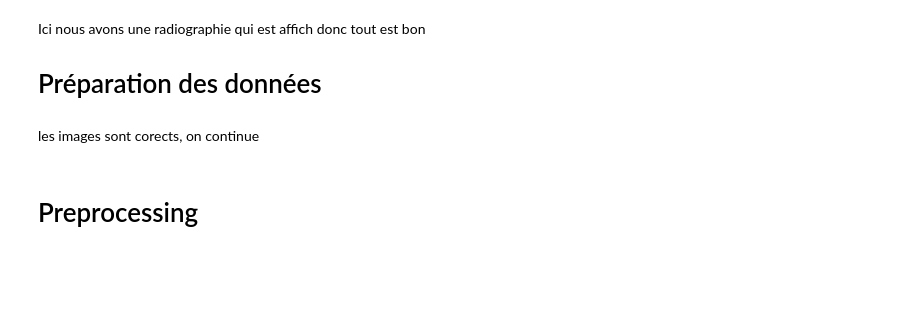
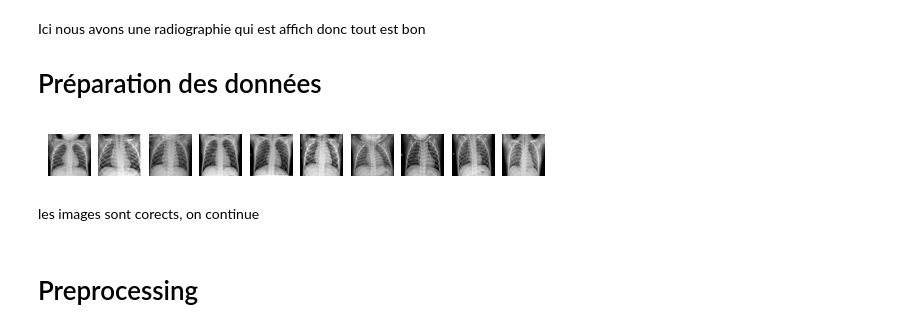
Before and after one commit to benjsant/MlFlow_medical_screen_CNN, a Jupyter notebook: transfer_learning.ipynb, the cells around one changed output. Saved outputs shown, nothing was run; the diff lists cells and outputs as text; code cells hidden in the pictures; blank space fills up the shorter version.

```diff
--- a/transfer_learning.ipynb
+++ b/transfer_learning.ipynb
@@ -85,10 +132,11 @@ X_valid, y_valid= get_train_test("data/val")
 # %%
 # Vérification des données préparées
 for i in range(10):
     plt.subplot(1, 10, i + 1)
-    plt.imshow(X_train[i], cmap="grey")
+    plt.imshow(X_train[i])
     plt.axis("off")
-
 plt.show()
+# %% [output]
+[figure, added]
 # %% [markdown]
 les images sont corects, on continue
```
Also changed, not shown: parts of 22 cells of this notebook, 33 other files.
